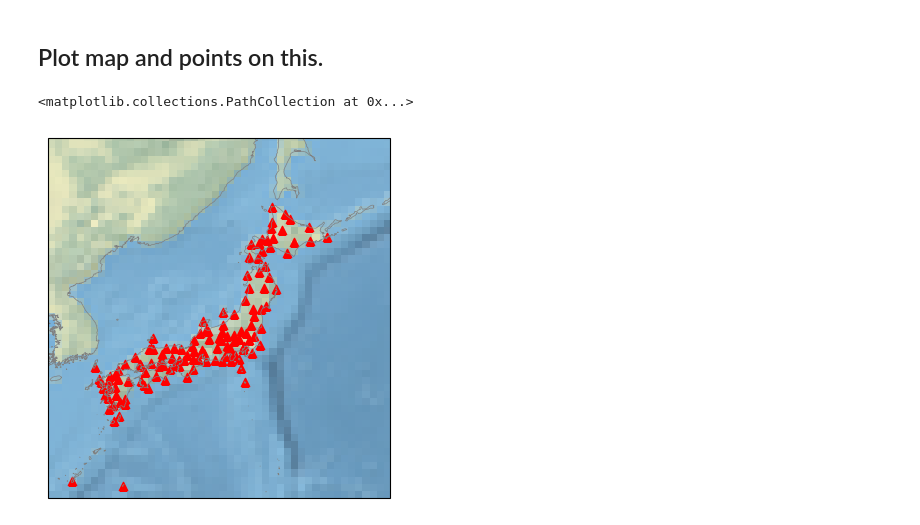
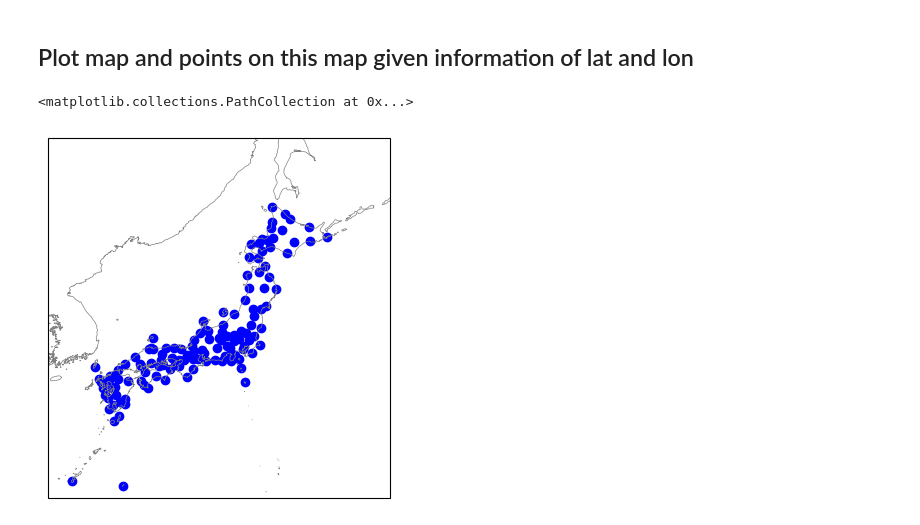
Before and after one commit to doan-van/GIS_class, a Jupyter notebook: kmeans.ipynb, the cells around one changed output. Cells and saved outputs as stored; diff of their text form; code cells hidden in the pictures.

```diff
--- a/kmeans.ipynb
+++ b/kmeans.ipynb
@@ -1,25 +1,25 @@
 # %% [markdown]
-## Plot map and points on this.
+## Plot map and points on this map given information of lat and lon
 # %%
 import matplotlib.pyplot as plt
 import cartopy.crs as ccrs
 import cartopy
 import pandas as pd
 
 
 proj =  ccrs.PlateCarree()
 
 fig = plt.figure(figsize=(4, 4))
 ax = plt.axes([.05,0.05,.9,.9], projection= proj )
 
 
 ax.set_extent([126,150,25, 50])
 ax.coastlines(resolution='10m',lw=.5, color='gray')
 
-ax.stock_img()
+#ax.stock_img()
 df = pd.read_csv('data/AMeDAS_stations.csv', index_col=0)
 
-ax.scatter(df.longitude, df.latitude, color='r', marker='^')
+ax.scatter(df.longitude, df.latitude, color='b', marker='o')
 # %% [output]
 <matplotlib.collections.PathCollection at 0x...>
-[figure, old version]
+[figure, new version]
```
Also changed, not shown: parts of 5 cells of this notebook, 2 other files.
